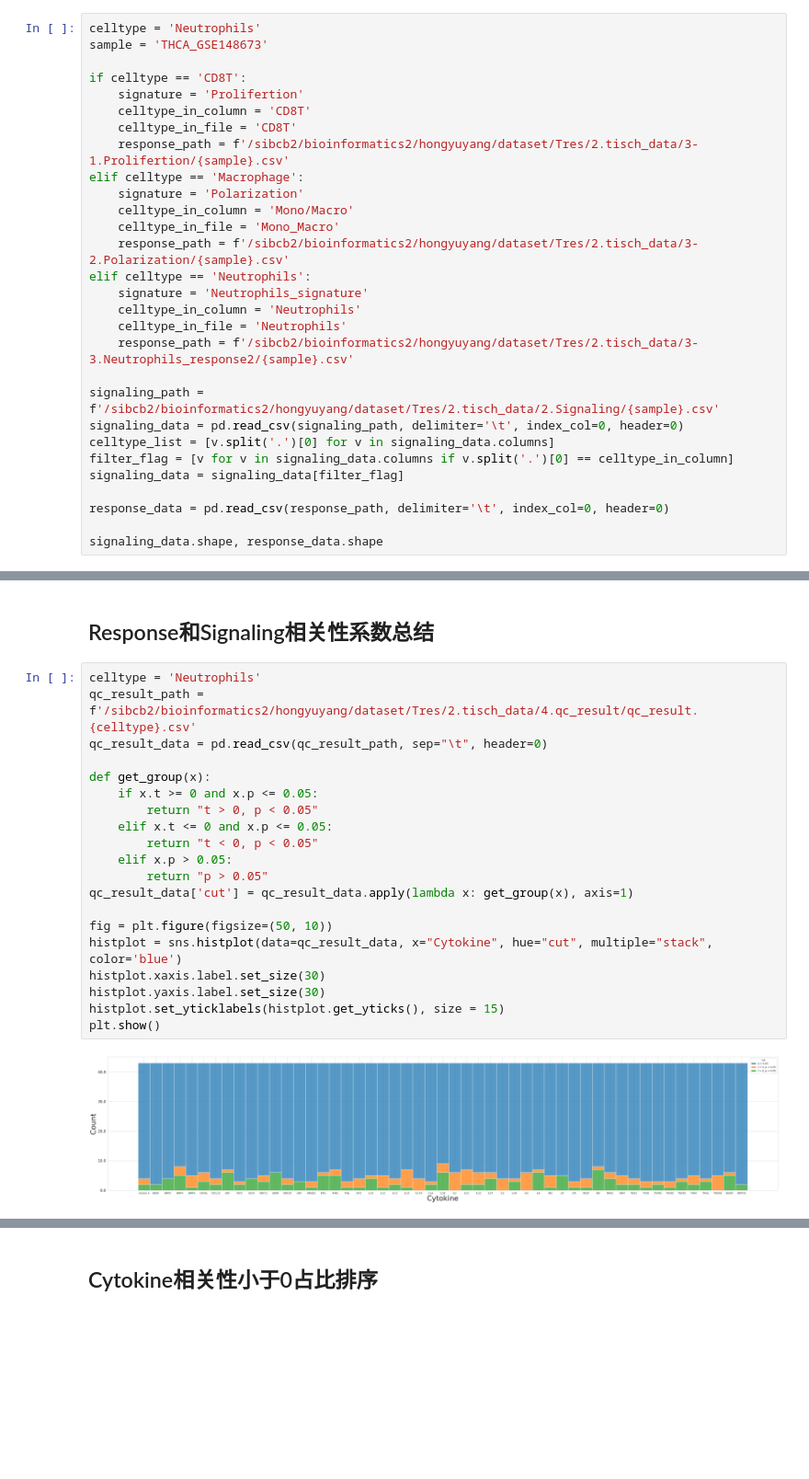
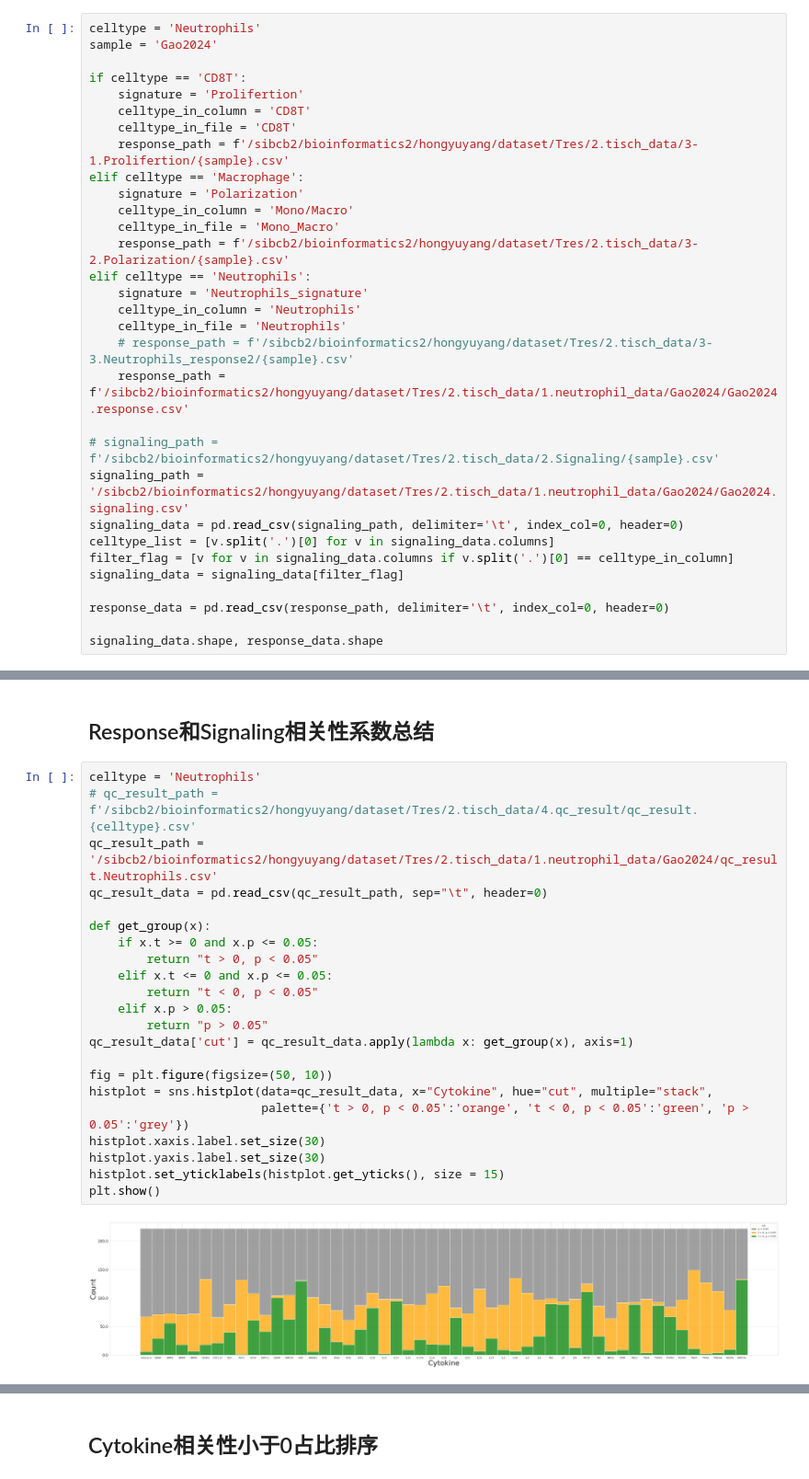
Before and after one commit to yoyoong/Tres, a Jupyter notebook: 2.mTres/qc_plot.ipynb, the cells around one changed output, grey strips where cells are left out. Shown at 92% size. Cells and saved outputs as stored; diff of their text form; blank space fills up the shorter version.

```diff
--- a/2.mTres/qc_plot.ipynb
+++ b/2.mTres/qc_plot.ipynb
@@ -7,7 +7,7 @@ import seaborn as sns
 ## Response和Signaling的散点图
 # %%
 celltype = 'Neutrophils'
-sample = 'THCA_GSE148673'
+sample = 'Gao2024'
 
 if celltype == 'CD8T':
     signature = 'Prolifertion'
@@ -23,9 +23,11 @@ elif celltype == 'Neutrophils':
     signature = 'Neutrophils_signature'
     celltype_in_column = 'Neutrophils'
     celltype_in_file = 'Neutrophils'
-    response_path = f'/sibcb2/bioinformatics2/hongyuyang/dataset/Tres/2.tisch_data/3-3.Neutrophils_response2/{sample}.csv'
+    # response_path = f'/sibcb2/bioinformatics2/hongyuyang/dataset/Tres/2.tisch_data/3-3.Neutrophils_response2/{sample}.csv'
+    response_path = f'/sibcb2/bioinformatics2/hongyuyang/dataset/Tres/2.tisch_data/1.neutrophil_data/Gao2024/Gao2024.response.csv'
 
-signaling_path = f'/sibcb2/bioinformatics2/hongyuyang/dataset/Tres/2.tisch_data/2.Signaling/{sample}.csv'
+# signaling_path = f'/sibcb2/bioinformatics2/hongyuyang/dataset/Tres/2.tisch_data/2.Signaling/{sample}.csv'
+signaling_path = '/sibcb2/bioinformatics2/hongyuyang/dataset/Tres/2.tisch_data/1.neutrophil_data/Gao2024/Gao2024.signaling.csv'
 signaling_data = pd.read_csv(signaling_path, delimiter='\t', index_col=0, header=0)
 celltype_list = [v.split('.')[0] for v in signaling_data.columns]
 filter_flag = [v for v in signaling_data.columns if v.split('.')[0] == celltype_in_column]
@@ -69,26 +71,28 @@ plt.show()
 ## Response和Signaling相关性系数总结
 # %%
 celltype = 'Neutrophils'
-qc_result_path = f'/sibcb2/bioinformatics2/hongyuyang/dataset/Tres/2.tisch_data/4.qc_result/qc_result.{celltype}.csv'
+# qc_result_path = f'/sibcb2/bioinformatics2/hongyuyang/dataset/Tres/2.tisch_data/4.qc_result/qc_result.{celltype}.csv'
+qc_result_path = '/sibcb2/bioinformatics2/hongyuyang/dataset/Tres/2.tisch_data/1.neutrophil_data/Gao2024/qc_result.Neutrophils.csv'
 qc_result_data = pd.read_csv(qc_result_path, sep="\t", header=0)
 
 def get_group(x):
     if x.t >= 0 and x.p <= 0.05:
         return "t > 0, p < 0.05"
     elif x.t <= 0 and x.p <= 0.05:
         return "t < 0, p < 0.05"
     elif x.p > 0.05:
         return "p > 0.05"
 qc_result_data['cut'] = qc_result_data.apply(lambda x: get_group(x), axis=1)
 
 fig = plt.figure(figsize=(50, 10))
-histplot = sns.histplot(data=qc_result_data, x="Cytokine", hue="cut", multiple="stack", color='blue')
+histplot = sns.histplot(data=qc_result_data, x="Cytokine", hue="cut", multiple="stack",
+                        palette={'t > 0, p < 0.05':'orange', 't < 0, p < 0.05':'green', 'p > 0.05':'grey'})
 histplot.xaxis.label.set_size(30)
 histplot.yaxis.label.set_size(30)
 histplot.set_yticklabels(histplot.get_yticks(), size = 15)
 plt.show()
 # %% [output]
-[figure, old version]
+[figure, new version]
 # %%
 # celltype = 'Neutrophils'
 # qc_result_path = f'/sibcb2/bioinformatics2/hongyuyang/dataset/Tres/2.tisch_data/4.qc_result/qc_result.{celltype}.csv'
```
Also changed, not shown: parts of 5 cells of this notebook, 8 other files.
